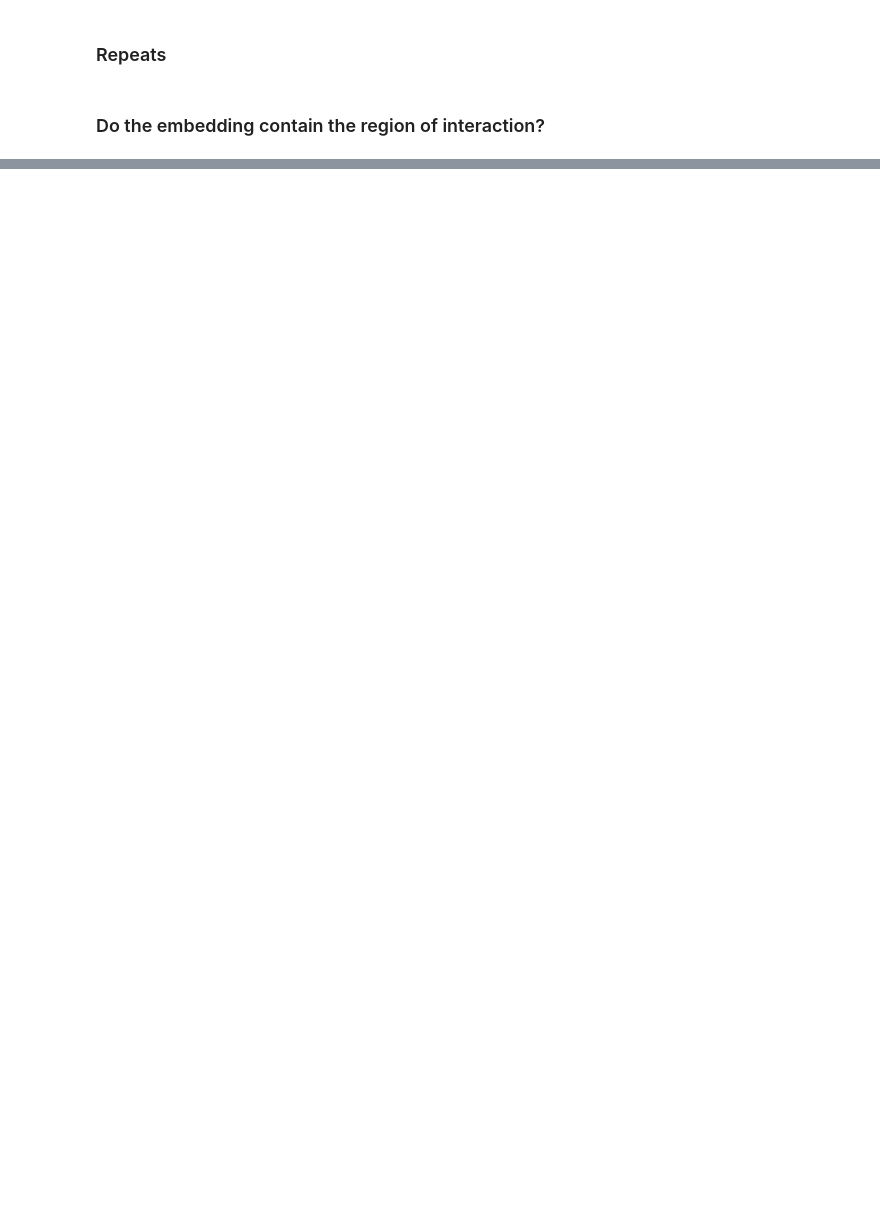
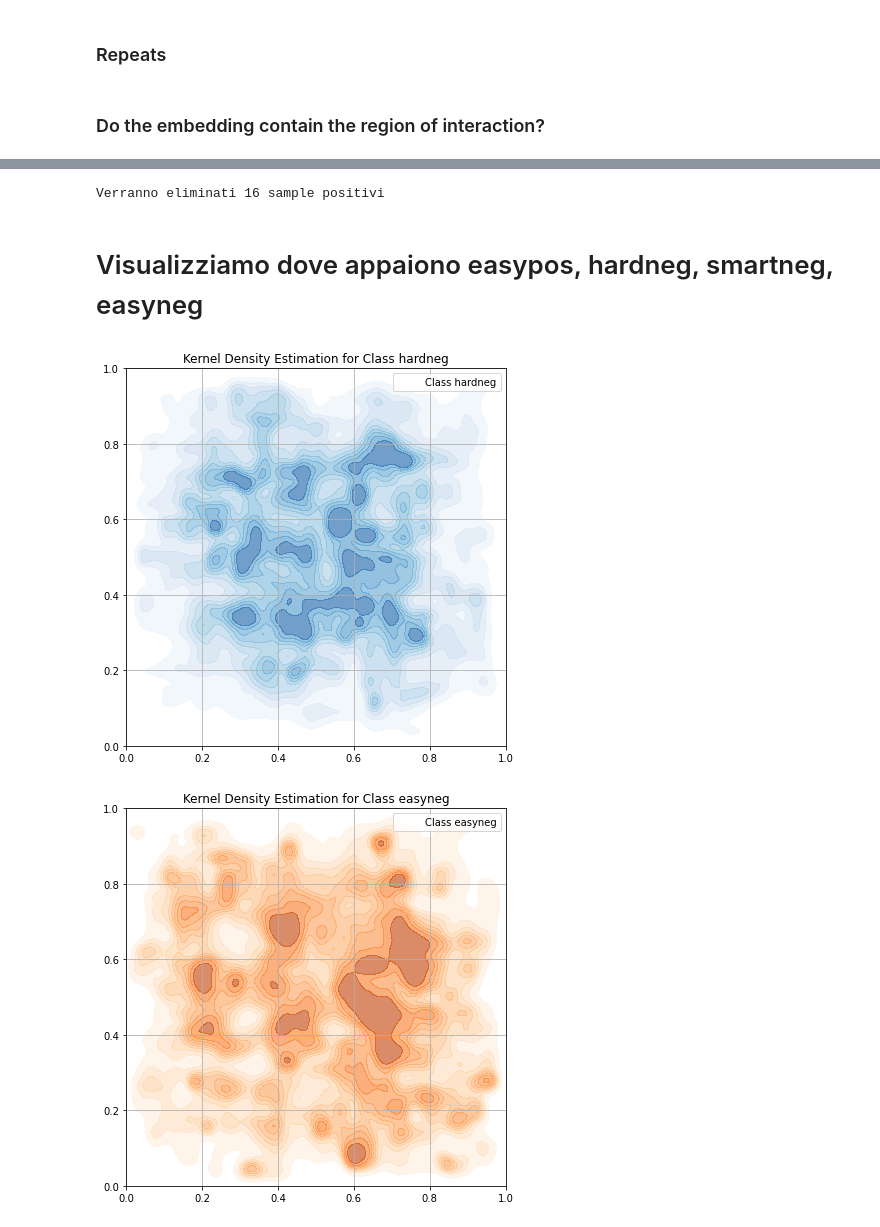
Before and after one commit to giorgiobini/RIME, a Jupyter notebook: src/Create_datasets-mario-ricseq-splash.ipynb, the cells around one changed output, grey strips where cells are left out. Saved outputs shown, nothing was run; the diff lists cells and outputs as text; code cells hidden in the pictures; blank space fills up the shorter version.

```diff
--- a/src/Create_datasets-mario-ricseq-splash.ipynb
+++ b/src/Create_datasets-mario-ricseq-splash.ipynb
@@ -992,0 +987,32 @@ test500.to_csv(test500_path, index = False)
+# %%
+test500 = pd.read_csv(test500_path)
+
+cond_pos = test500.policy == 'easypos'
+cond1 = (test500.x1 > test500.seed_x1)
+cond2 = (test500.seed_x2 > test500.x2)
+cond3 = (test500.y1 > test500.seed_y1)
+cond4 = (test500.seed_y2 > test500.y2)
+cond_wrong = cond1|cond2|cond3|cond4
+
+print(f'Verranno eliminati {(cond_pos & cond_wrong).sum()} sample positivi')
+
+test500 = test500[~(cond_pos & cond_wrong)].reset_index(drop = True)
+
+test500.to_csv(test500_path, index = False)
+# %% [output]
+Verranno eliminati 16 sample positivi
+# %% [markdown]
+# Visualizziamo dove appaiono easypos, hardneg, smartneg, easyneg
+# %%
+how = 'splash'
+MAX_RNA_SIZE_TEST = 200
+
+test500_path = os.path.join(metadata_dir, f'{how}{MAX_RNA_SIZE_TEST}.csv')
+
+test500 = pd.read_csv(test500_path)
+df_genes_nt = pd.read_csv(os.path.join(metadata_dir, f'df_genes_nt_{how}.csv'))
+# %%
+plot_testset_position_based_on_policy(test500, df_genes_nt, n_to_sample_from_each_class = 1_000)
+# %% [output]
+[figure, added]
+[figure, added]
```
Also changed, not shown: parts of 14 cells of this notebook, 5 other files.
